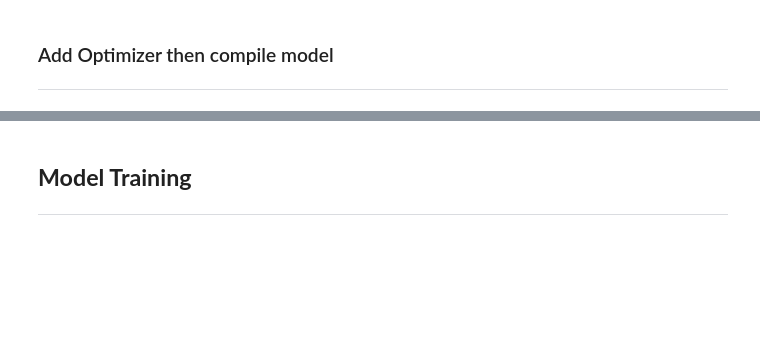
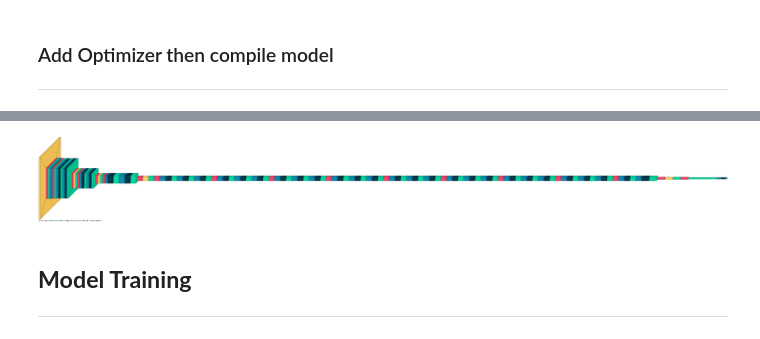
Before and after one commit to mrgsrylm/KlasifikasiSampah, a Jupyter notebook: ml/notebooks/klasifikasi_jenis_sampah_dengan_xception.ipynb, the cells around one changed output, grey strips where cells are left out. Drawn from its saved outputs; the diff is of its cells as text; code cells hidden in the pictures; blank space fills up the shorter version.

```diff
--- a/ml/notebooks/klasifikasi_jenis_sampah_dengan_xception.ipynb
+++ b/ml/notebooks/klasifikasi_jenis_sampah_dengan_xception.ipynb
@@ -140,0 +201,5 @@ model.summary()
+# %%
+!pip install visualkeras
+from visualkeras import layered_view
+layered_view(model, legend=True)
+# %% [output]
@@ -141,3 +214,4 @@ model.summary()
+[figure, added]
 # %% [markdown]
 ## **Model Training**
 ---
```
Also changed, not shown: parts of 21 cells of this notebook, 6 other files.
